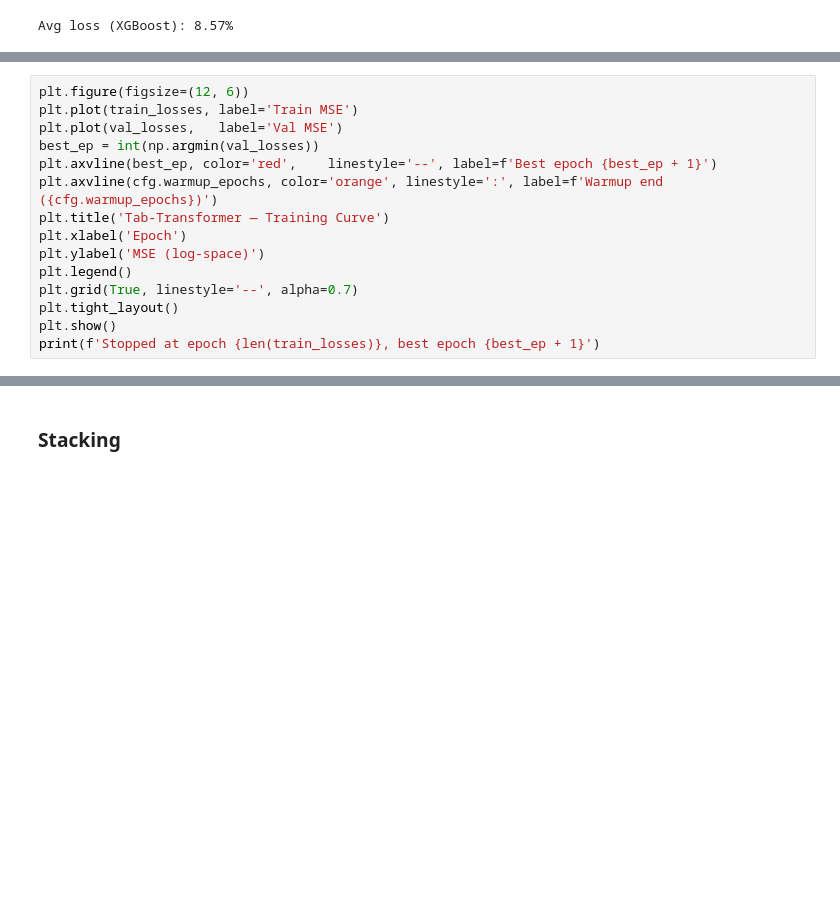
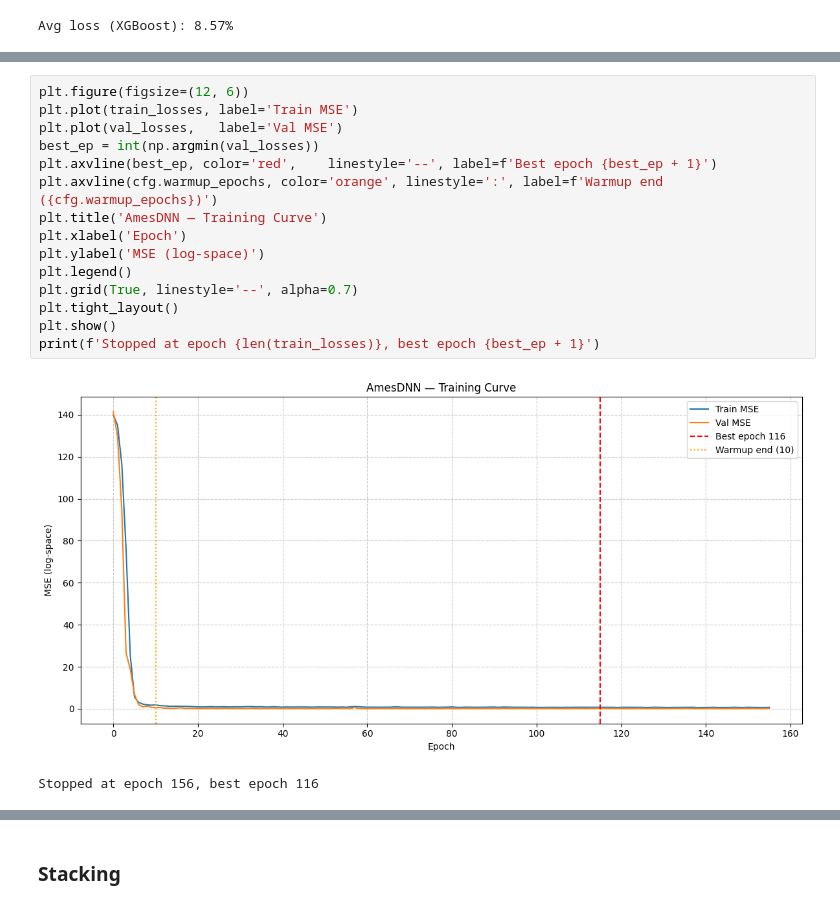
Before and after one commit to IvanMalkS/ames-housing-predictions, a Jupyter notebook: Ames.ipynb, the cells around one changed output, grey strips where cells are left out. Cells and saved outputs as stored; diff of their text form; blank space fills up the shorter version.

```diff
--- a/Ames.ipynb
+++ b/Ames.ipynb
@@ -1466,18 +1478,21 @@ print(f'Best val MSE: {best_val_loss:.5f}')
 # %%
 plt.figure(figsize=(12, 6))
 plt.plot(train_losses, label='Train MSE')
 plt.plot(val_losses,   label='Val MSE')
 best_ep = int(np.argmin(val_losses))
 plt.axvline(best_ep, color='red',    linestyle='--', label=f'Best epoch {best_ep + 1}')
 plt.axvline(cfg.warmup_epochs, color='orange', linestyle=':', label=f'Warmup end ({cfg.warmup_epochs})')
-plt.title('Tab-Transformer — Training Curve')
+plt.title('AmesDNN — Training Curve')
 plt.xlabel('Epoch')
 plt.ylabel('MSE (log-space)')
 plt.legend()
 plt.grid(True, linestyle='--', alpha=0.7)
 plt.tight_layout()
 plt.show()
 print(f'Stopped at epoch {len(train_losses)}, best epoch {best_ep + 1}')
+# %% [output]
+[figure, added]
+Stopped at epoch 156, best epoch 116
 # %%
 x_num_test_t = torch.tensor(X_num_test, dtype=torch.float32).to(device)
 x_cat_test_t = torch.tensor(X_cat_test, dtype=torch.long).to(device)
```
Also changed, not shown: parts of 18 cells of this notebook, 5 other files.
